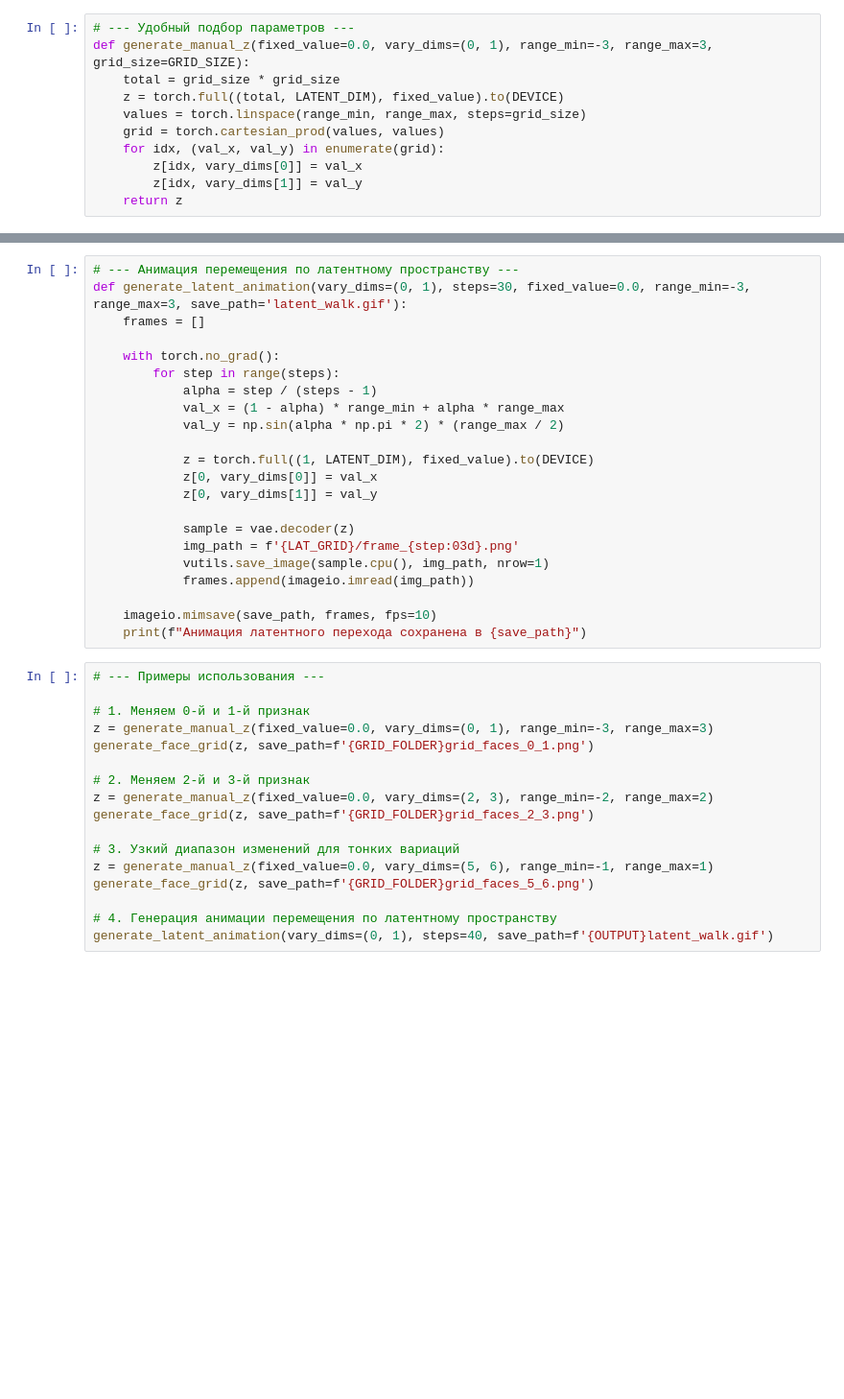
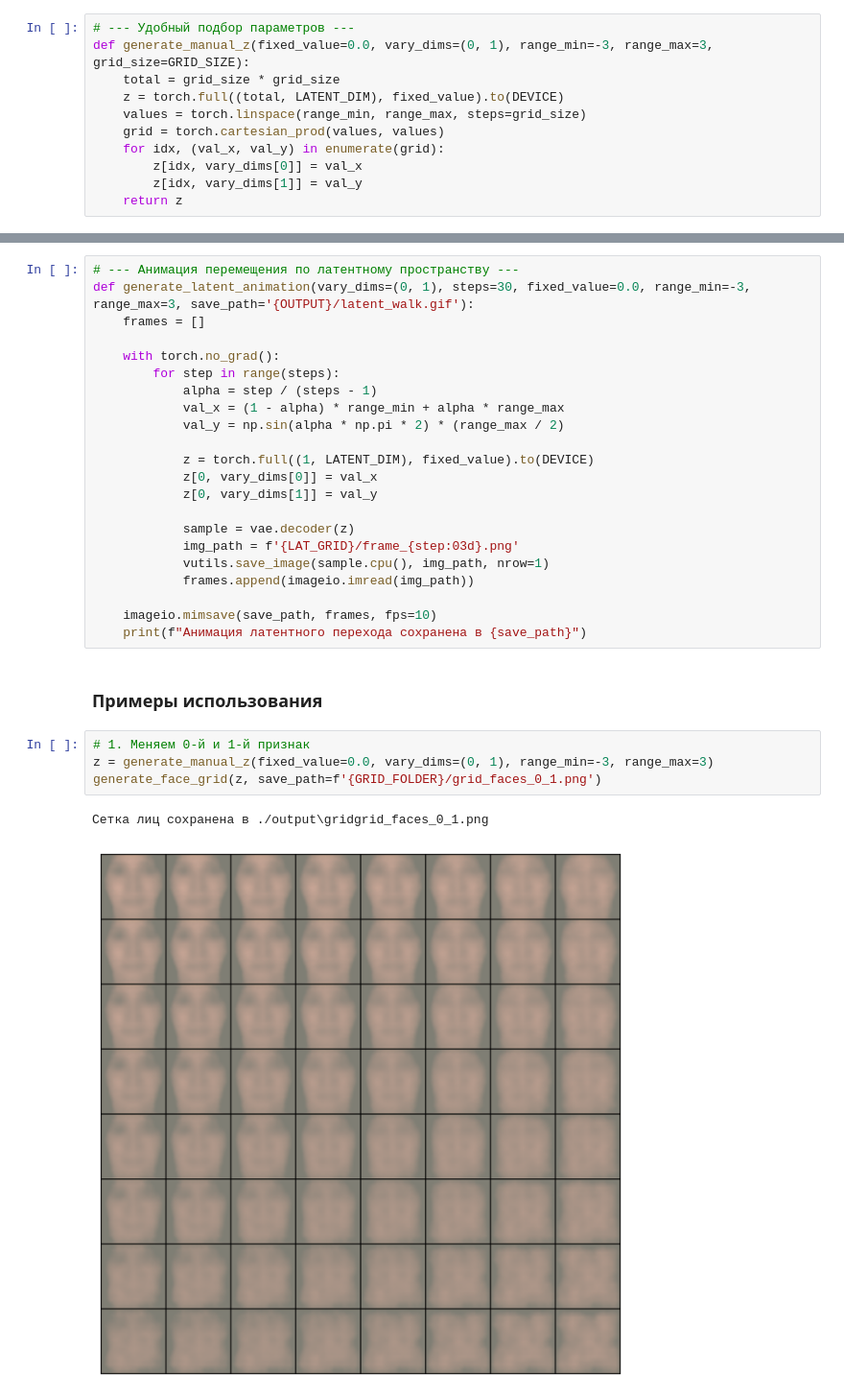
Before and after one commit to teyhd/AvtoEncoder, a Jupyter notebook: vae_faces_final.ipynb, the cells around one changed output, grey strips where cells are left out. Shown at 96% size. Saved outputs shown, nothing was run; the diff lists cells and outputs as text; blank space fills up the shorter version.

```diff
--- a/vae_faces_final.ipynb
+++ b/vae_faces_final.ipynb
@@ -337,6 +395,6 @@ NameError: name 'GRID_FOLDER' is not defined
 # %%
 # --- Анимация перемещения по латентному пространству ---
-def generate_latent_animation(vary_dims=(0, 1), steps=30, fixed_value=0.0, range_min=-3, range_max=3, save_path='latent_walk.gif'):
+def generate_latent_animation(vary_dims=(0, 1), steps=30, fixed_value=0.0, range_min=-3, range_max=3, save_path='{OUTPUT}/latent_walk.gif'):
     frames = []
 
     with torch.no_grad():
@@ -356,20 +414,12 @@ def generate_latent_animation(vary_dims=(0, 1), steps=30, fixed_value=0.0, range
 
     imageio.mimsave(save_path, frames, fps=10)
     print(f"Анимация латентного перехода сохранена в {save_path}")
+# %% [markdown]
+### Примеры использования
 # %%
-# --- Примеры использования ---
-
 # 1. Меняем 0-й и 1-й признак
 z = generate_manual_z(fixed_value=0.0, vary_dims=(0, 1), range_min=-3, range_max=3)
-generate_face_grid(z, save_path=f'{GRID_FOLDER}grid_faces_0_1.png')
-
-# 2. Меняем 2-й и 3-й признак
-z = generate_manual_z(fixed_value=0.0, vary_dims=(2, 3), range_min=-2, range_max=2)
-generate_face_grid(z, save_path=f'{GRID_FOLDER}grid_faces_2_3.png')
-
-# 3. Узкий диапазон изменений для тонких вариаций
-z = generate_manual_z(fixed_value=0.0, vary_dims=(5, 6), range_min=-1, range_max=1)
-generate_face_grid(z, save_path=f'{GRID_FOLDER}grid_faces_5_6.png')
-
-# 4. Генерация анимации перемещения по латентному пространству
-generate_latent_animation(vary_dims=(0, 1), steps=40, save_path=f'{OUTPUT}latent_walk.gif')
+generate_face_grid(z, save_path=f'{GRID_FOLDER}/grid_faces_0_1.png')
+# %% [output]
+Сетка лиц сохранена в ./output\gridgrid_faces_0_1.png
+[figure, added]
```
Also changed, not shown: parts of 20 cells of this notebook, 2 other files.
